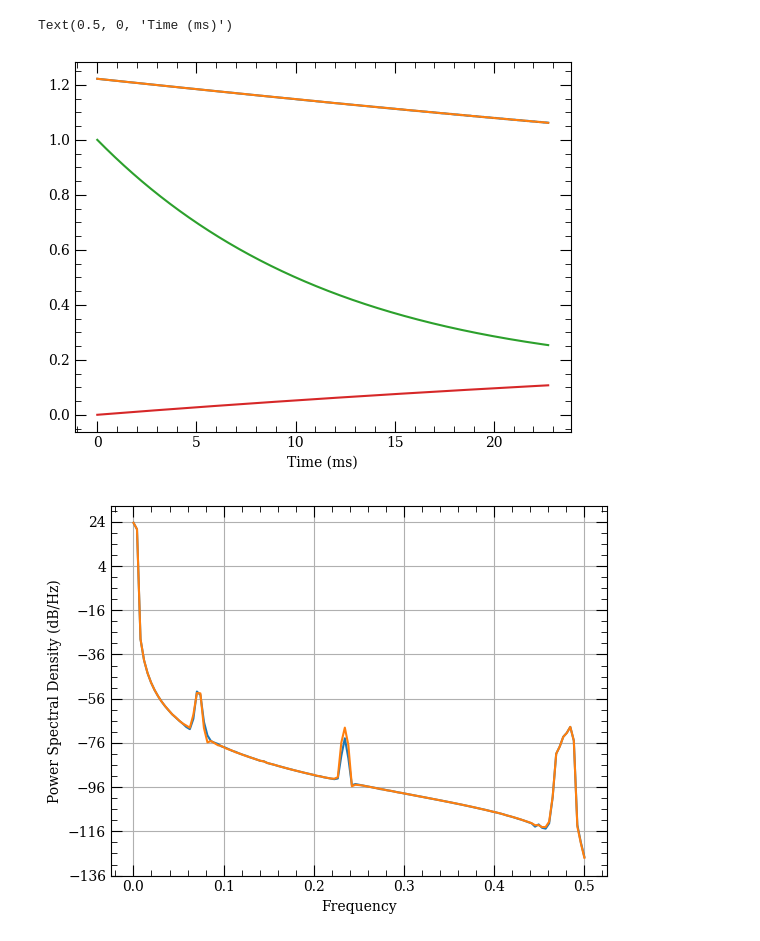
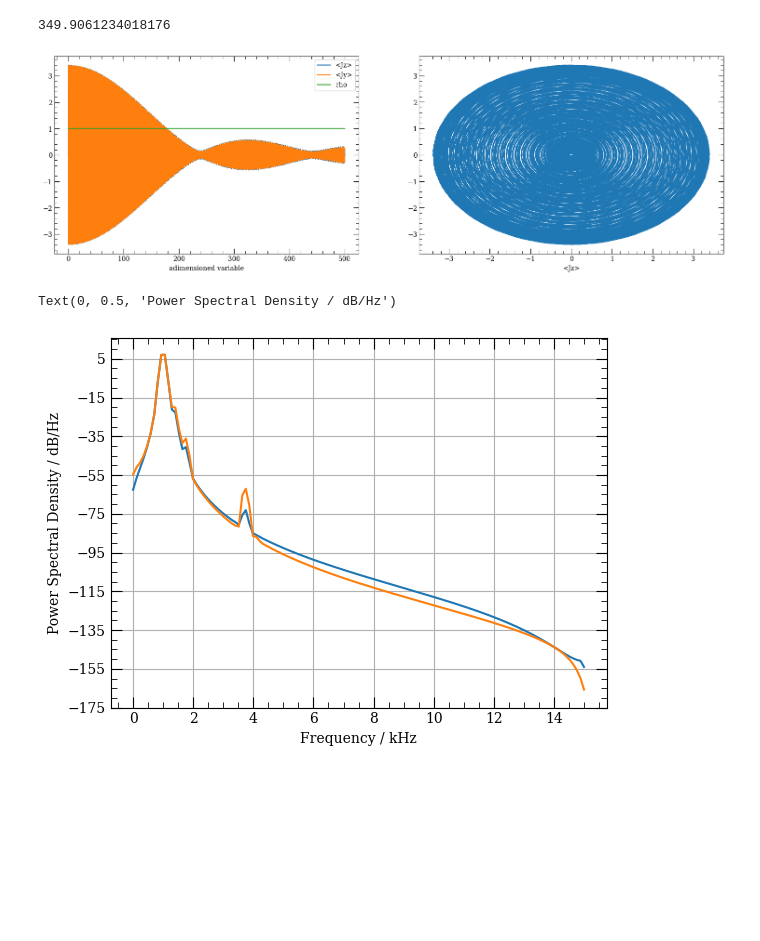
Before and after one commit to maimounabocoum/Mai-Qtip, a Jupyter notebook: MORS.ipynb, the cells around one changed output. Cells and saved outputs as stored; diff of their text form; code cells hidden in the pictures; blank space fills up the shorter version.

```diff
--- a/MORS.ipynb
+++ b/MORS.ipynb
@@ -167,14 +174,31 @@ for m in range(0,my_cesium.N,1):
 
         gf = atom.getLandegf( my_cesium.L[m] , my_cesium.J[m] , my_cesium.F[m] ) # get Landé coefficient getLandegf(s,j,F)
 
-        OMEGAs.data[m,m] = gf # normalized value by (mu_B*B/hbar)
-        OMEGAsqz.data[m,m] = 0.01
+        omegas = (gf*muB*Bx)/(constants.hbar)
+
+        OMEGAs.data[m,m] = (omegas*T) # normalized value by (0.25*mu_B*B/hbar)
+
+        nu_hfs = atom.getHFSCoefficients(6,my_cesium.L[m],my_cesium.J[m])[0] # get hyperfine constant in Hz for orbital(n,l,j)
+
+        omega_sqz = (2*omegas**2)/(2*np.pi*nu_hfs)
+
+        OMEGAsqz.data[m,m] = T*omega_sqz
      # note that C(n,n) = 0 which makes this loop not overlap basis with different F values
 
 
 # # self construction of atome hamiltoninan H0 operator in hbar unit, in absence of By RF field
 H0 = Qobj(dims=[[my_cesium.N],[my_cesium.N]]) # initialize et zero N by N matrix quantum object
 H0 = OMEGAs*Jx + OMEGAsqz*Jx*Jx
+
+# time varying term for the Hamiltonin
+def H1_coeff(t,arg):
+    return (By/Bx)*np.cos(T*omega_y*t)
+
+H1 = Qobj(dims=[[my_cesium.N],[my_cesium.N]]) # initialize et zero N by N matrix quantum object
+H1 = OMEGAs*Jy # the time varying term (By/Bx) is defined in function By
+
+# construction of time varying Hamiltoninan
+H = [H0,[H1, H1_coeff]]
 # %%
 # Collapse operators c_ops = [[C0, py_coeff0], C1, [C2, py_coeff2], ...]
 # We will consider that All level collapse exepct for the ground state (l=0,j=0.5,F=3). Loop should be performed on all other levels.
@@ -264,22 +286,36 @@ for i in range(0,len(t)):
 # %%
 # print(monitor)
-fig, ax = plt.subplots()
-ax.plot(1e3*T*output.times, meanJz)
-ax.plot(1e3*T*output.times, meanJy)
-ax.plot(1e3*T*output.times, meanRho)
-ax.plot(1e3*T*output.times, monitor)
-ax.set_xlabel('Time (ms)')
+fig, ax = plt.subplots(1,2)
+fig.set_size_inches(18.5, 5.5)
+ax[0].plot(output.times, meanJz,label='<Jz>')
+ax[0].plot(output.times, meanJy,label='<Jy>')
+ax[0].plot(output.times, meanRho,label='rho')
+# ax[0].plot(output.times, monitor)
+ax[0].set_xlabel('Time (T)')
+ax[0].set_xlabel('adimensioned variable')
+ax[0].legend()
+# ax[0].set_xlim(0,3)
+
+ax[1].plot(meanJy, meanJz)
+ax[1].set_xlabel('<Jy>')
+ax[1].set_xlabel('<Jz>')
+
+# Larmor frequency (kHz) of current simulation
+print(1e-3*(1/T))
 # %% [output]
-Text(0.5, 0, 'Time (ms)')
+349.9061234018176
-[figure, old version]
+[figure, new version]
 # %%
 # plot Fourier transform of the result
-Freqs = output.times[1] - output.times[0]
+Freqs = 1/(output.times[1] - output.times[0])
 FFT_meanJy = plt.psd(meanJy,Fs=Freqs)
 FFT_meanJz = plt.psd(meanJz,Fs=Freqs)
-
+plt.xlabel('Frequency / kHz')
+plt.ylabel('Power Spectral Density / dB/Hz')
+# plt.xlim(0,10000)
 # print(type(FFT_meanJx[0]))
 # fig
 # plt.plot(FFT_meanJy[1],FFT_meanJy[0])
 # %% [output]
+Text(0, 0.5, 'Power Spectral Density / dB/Hz')
-[figure, old version]
+[figure, new version]
```
Also changed, not shown: parts of 6 cells of this notebook.
